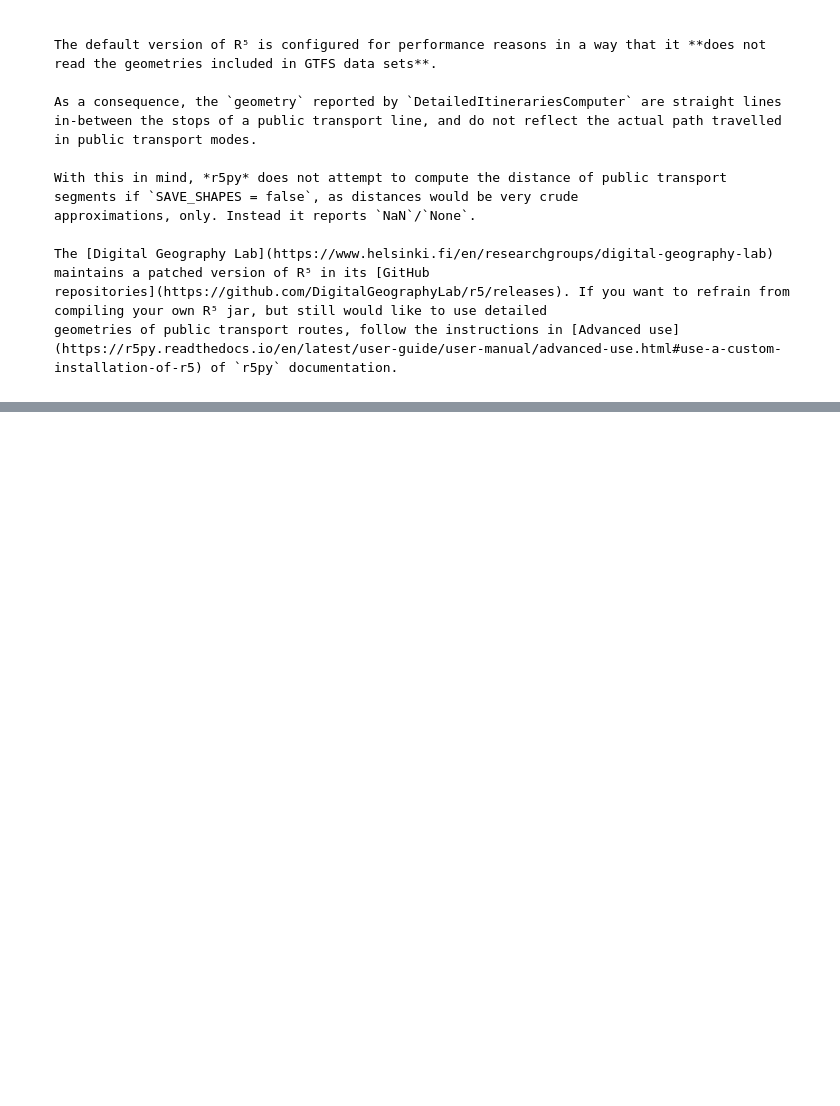
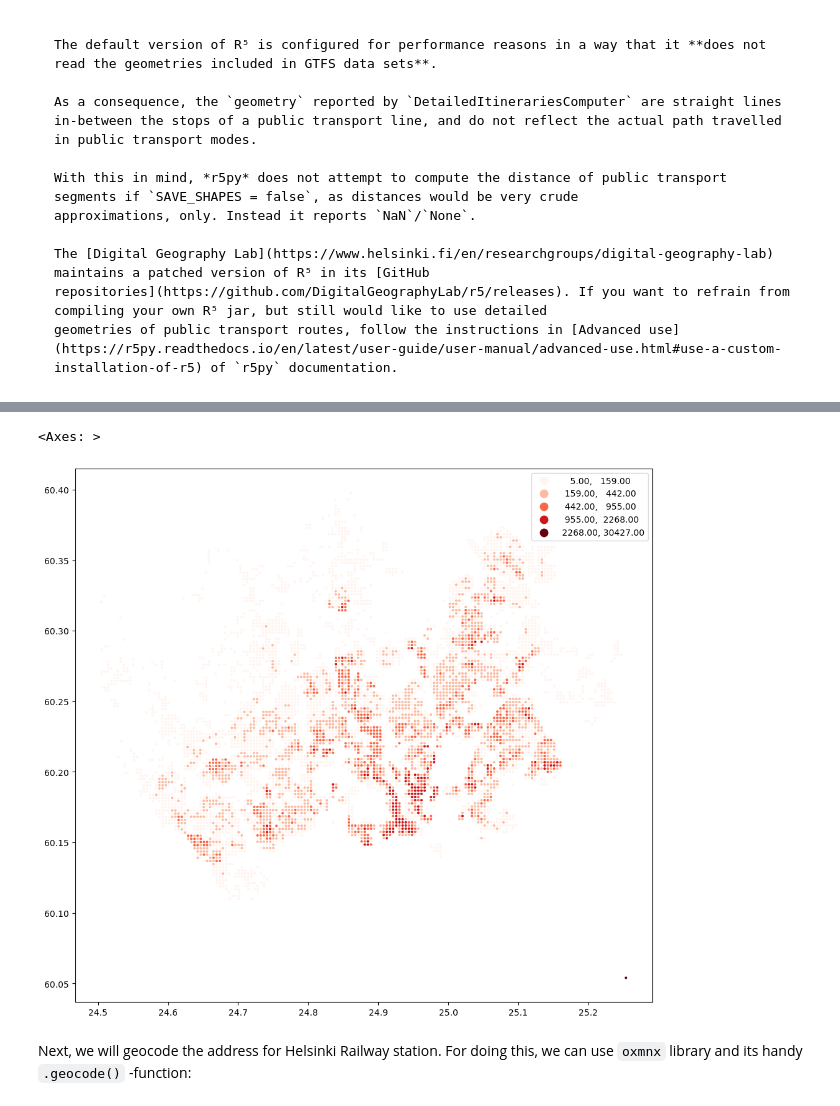
Before and after one commit to HTenkanen/mobility-course, a Jupyter notebook: source/lessons/L2/r5py_demo.ipynb, the cells around one changed output, grey strips where cells are left out. Saved outputs shown, nothing was run; the diff lists cells and outputs as text; code cells hidden in the pictures; blank space fills up the shorter version.

```diff
--- a/source/lessons/L2/r5py_demo.ipynb
+++ b/source/lessons/L2/r5py_demo.ipynb
@@ -493,0 +519,23 @@ geometries of public transport routes, follow the instructions in [Advanced use]
+# %%
+import geopandas as gpd
+import ssl
+
+# Without the following you might get certificate error (at least on Linux)
+ssl._create_default_https_context = ssl._create_unverified_context
+
+# Calculate travel times to railway station from all grid cells
+pop_grid_wfs = "https://kartta.hsy.fi/geoserver/wfs?request=GetFeature&typename=asuminen_ja_maankaytto:Vaestotietoruudukko_2021&outputformat=JSON"
+pop_grid = gpd.read_file(pop_grid_wfs)
+
+# Get centroids
+points = pop_grid.copy()
+points["geometry"] = points.centroid
+
+# Reproject
+points = points.to_crs(epsg=4326)
+points.plot("asukkaita", scheme="natural_breaks", cmap="Reds", figsize=(12,12), legend=True, markersize=3.5)
+# %% [output]
+<Axes: >
+[figure, added]
+# %% [markdown]
+Next, we will geocode the address for Helsinki Railway station. For doing this, we can use `oxmnx` library and its handy `.geocode()` -function:
```
Also changed, not shown: parts of 46 cells of this notebook.
